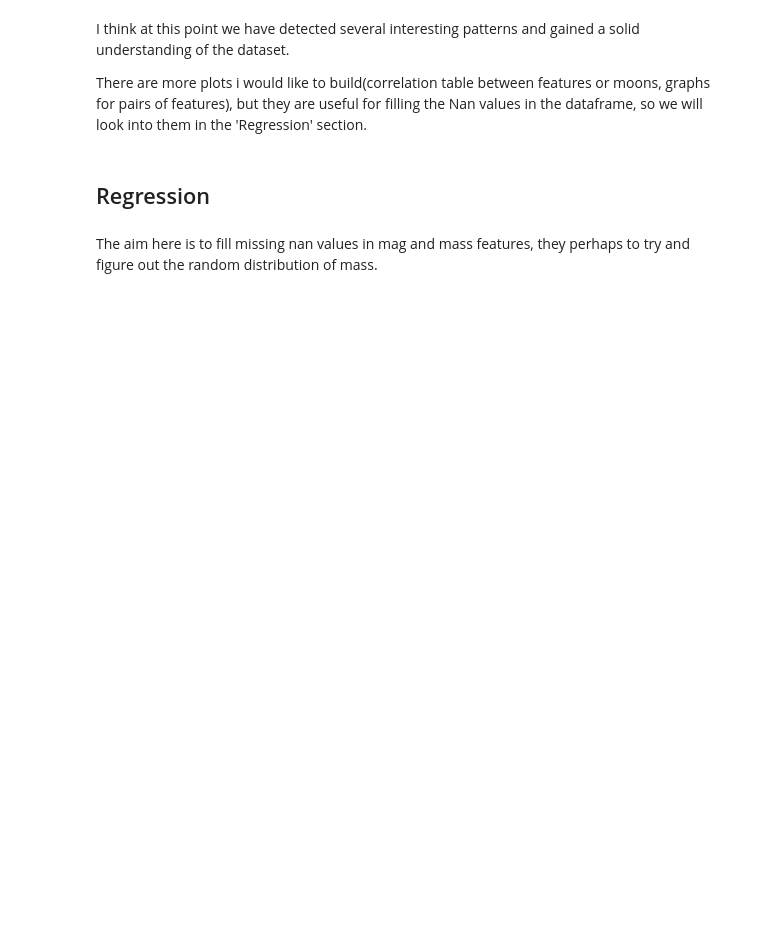
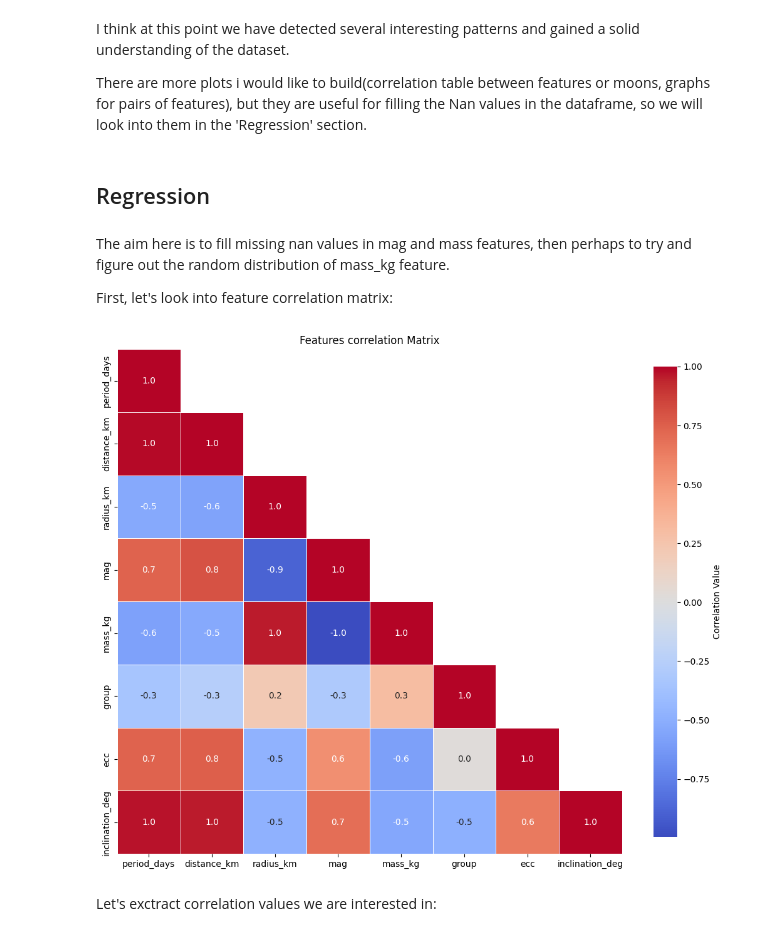
Before and after one commit to lt22412/jupiters_moons_project, a Jupyter notebook: jupiter_analysis.ipynb, the cells around one changed output. Cells and saved outputs as stored; diff of their text form; code cells hidden in the pictures; blank space fills up the shorter version.

Commit message:
Regression plots and simple analysis added

```diff
--- a/jupiter_analysis.ipynb
+++ b/jupiter_analysis.ipynb
@@ -463,4 +471,12 @@ There are more plots i would like to build(correlation table between features or
 # %% [markdown]
 ## Regression
 # %% [markdown]
-The aim here is to fill missing nan values in mag and mass features, they perhaps to try and figure out the random distribution of mass.
+The aim here is to fill missing nan values in mag and mass features, then perhaps to try and figure out the random distribution of mass_kg feature.
+
+First, let's look into feature correlation matrix:
+# %%
+moons.visualise_corr()
+# %% [output]
+[figure, added]
+# %% [markdown]
+Let's exctract correlation values we are interested in:
```
Also changed, not shown: parts of 30 cells of this notebook, 1 other file.
